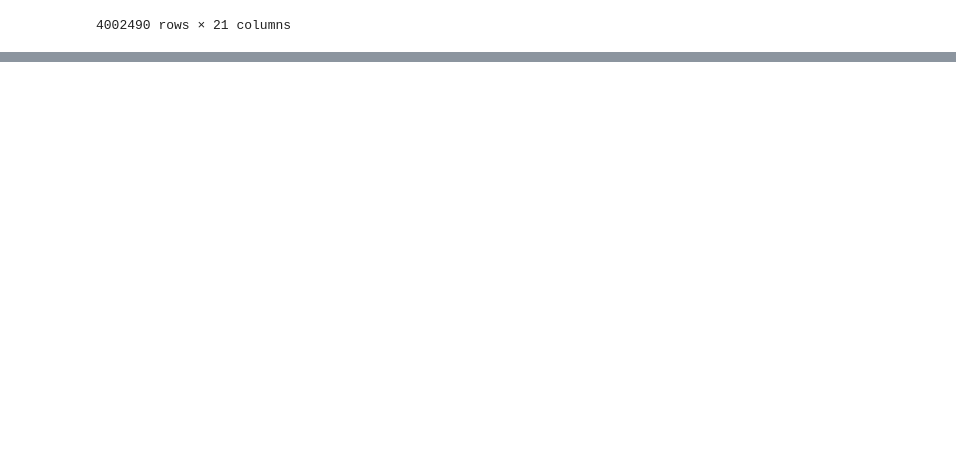
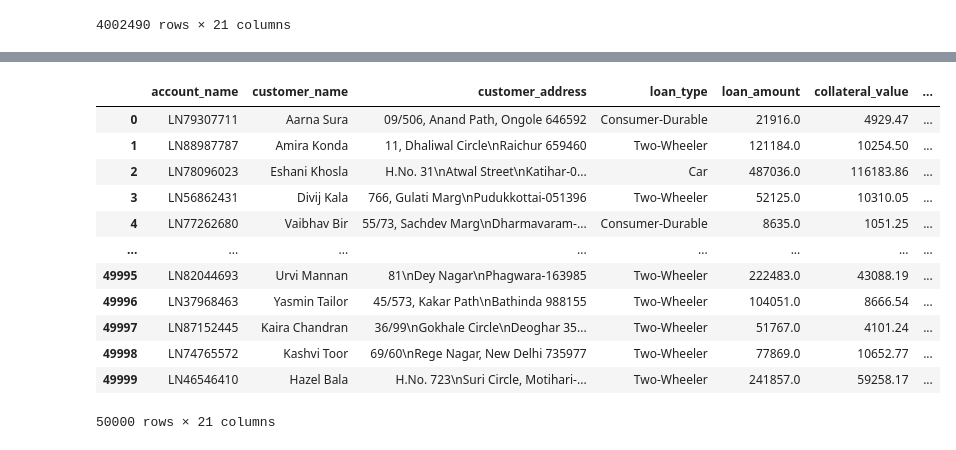
Before and after one commit to Naveengupta2006/Credit-Risk-Assement-LGD-Analysis, a Jupyter notebook: notebook/analysis.ipynb, the cells around one changed output, grey strips where cells are left out. Cells and saved outputs as stored; diff of their text form; code cells hidden in the pictures; blank space fills up the shorter version.

```diff
--- a/notebook/analysis.ipynb
+++ b/notebook/analysis.ipynb
@@ -73,0 +133,19 @@ df
+# %%
+# convert disbursal_date, repayment_date into datetime
+df['disbursal_date'] = pd.to_datetime(df['disbursal_date'])
+df['default_date'] = pd.to_datetime(df['default_date'])
+df
+# %% [output]
+|  | account_name | customer_name | customer_address | loan_type | loan_amount | collateral_value | ... |
+| 0 | LN79307711 | Aarna Sura | 09/506, Anand Path, Ongole 646592 | Consumer-Durable | 21916.0 | 4929.47 | ... |
+| 1 | LN88987787 | Amira Konda | 11, Dhaliwal Circle\nRaichur 659460 | Two-Wheeler | 121184.0 | 10254.50 | ... |
+| 2 | LN78096023 | Eshani Khosla | H.No. 31\nAtwal Street\nKatihar-0... | Car | 487036.0 | 116183.86 | ... |
+| 3 | LN56862431 | Divij Kala | 766, Gulati Marg\nPudukkottai-051396 | Two-Wheeler | 52125.0 | 10310.05 | ... |
+| 4 | LN77262680 | Vaibhav Bir | 55/73, Sachdev Marg\nDharmavaram-... | Consumer-Durable | 8635.0 | 1051.25 | ... |
+| ... | ... | ... | ... | ... | ... | ... | ... |
+| 49995 | LN82044693 | Urvi Mannan | 81\nDey Nagar\nPhagwara-163985 | Two-Wheeler | 222483.0 | 43088.19 | ... |
+| 49996 | LN37968463 | Yasmin Tailor | 45/573, Kakar Path\nBathinda 988155 | Two-Wheeler | 104051.0 | 8666.54 | ... |
+| 49997 | LN87152445 | Kaira Chandran | 36/99\nGokhale Circle\nDeoghar 35... | Two-Wheeler | 51767.0 | 4101.24 | ... |
+| 49998 | LN74765572 | Kashvi Toor | 69/60\nRege Nagar, New Delhi 735977 | Two-Wheeler | 77869.0 | 10652.77 | ... |
+| 49999 | LN46546410 | Hazel Bala | H.No. 723\nSuri Circle, Motihari-... | Two-Wheeler | 241857.0 | 59258.17 | ... |
+50000 rows × 21 columns
```
Also changed, not shown: parts of 6 cells of this notebook.
